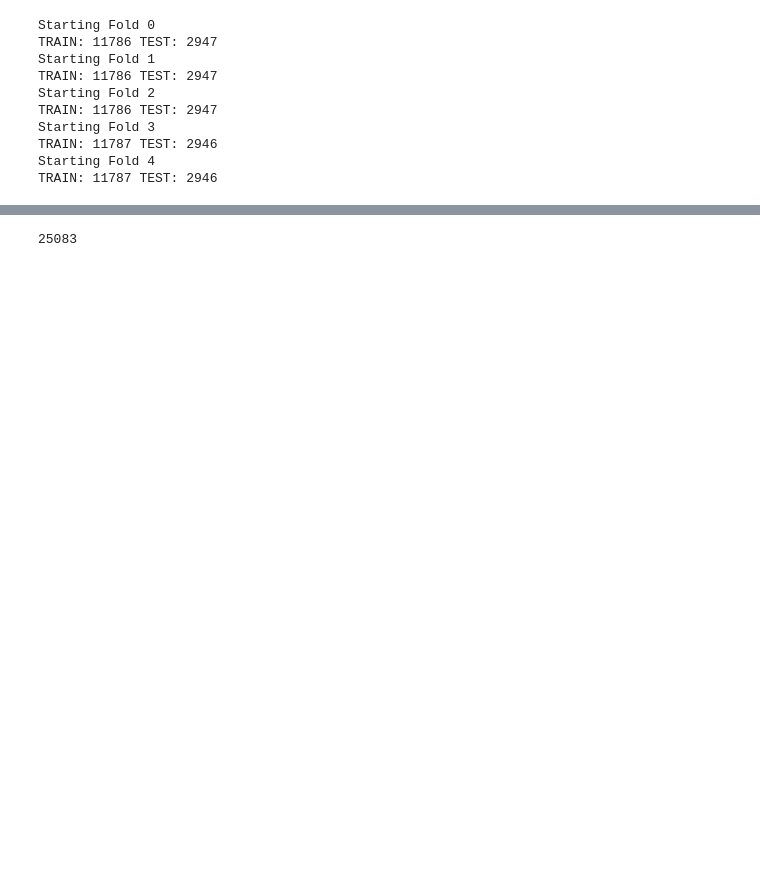
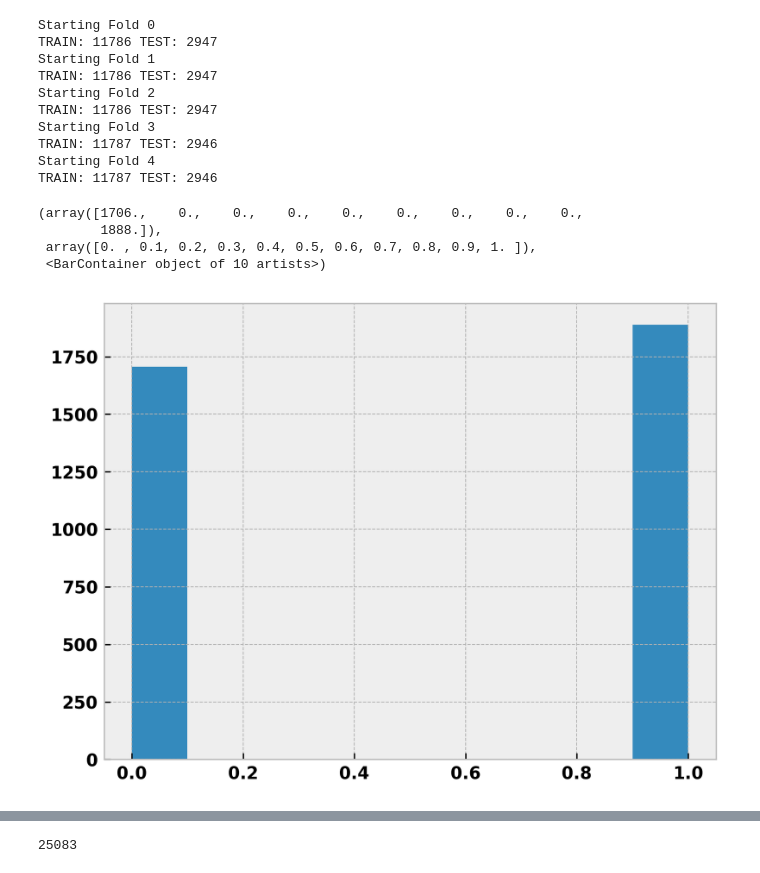
Before and after one commit to weiliao97/FR-TSVAE, a Jupyter notebook: test.ipynb, the cells around one changed output, grey strips where cells are left out. Cells and saved outputs as stored; diff of their text form; code cells hidden in the pictures; blank space fills up the shorter version.

Commit message:
static info

```diff
--- a/test.ipynb
+++ b/test.ipynb
@@ -69,9 +69,9 @@ if __name__ == "__main__":
     mimic_target = np.load('/content/drive/MyDrive/ColabNotebooks/MIMIC/Extract/MEEP/Extracted_sep_2022/0910/MIMIC_target_0922_2022.npy', \
                             allow_pickle=True).item()
 
-    train_head, train_static, train_sofa, train_id =  utils.crop_data_target('mimic', train_vital, mimic_target, mimic_static, 'train')
-    dev_head, dev_static, dev_sofa, dev_id =  utils.crop_data_target('mimic', dev_vital , mimic_target, mimic_static, 'dev')
-    test_head, test_static, test_sofa, test_id =  utils.crop_data_target('mimic', test_vital, mimic_target, mimic_static, 'test')
+    train_head, train_static, train_sofa, train_id =  utils.crop_data_target('mimic', train_vital, mimic_target, mimic_static, 'train', 1)
+    dev_head, dev_static, dev_sofa, dev_id =  utils.crop_data_target('mimic', dev_vital , mimic_target, mimic_static, 'dev', 1)
+    test_head, test_static, test_sofa, test_id =  utils.crop_data_target('mimic', test_vital, mimic_target, mimic_static, 'test', 1)
 
     if args.use_sepsis3 == True:
         train_head, train_static, train_sofa, train_id = utils.filter_sepsis('mimic', train_head, train_static, train_sofa, train_id)
@@ -122,6 +122,14 @@ Starting Fold 3
 TRAIN: 11787 TEST: 2946
 Starting Fold 4
 TRAIN: 11787 TEST: 2946
+# %%
+plt.hist(test_static)
+# %% [output]
+(array([1706.,    0.,    0.,    0.,    0.,    0.,    0.,    0.,    0.,
+        1888.]),
+ array([0. , 0.1, 0.2, 0.3, 0.4, 0.5, 0.6, 0.7, 0.8, 0.9, 1. ]),
+ <BarContainer object of 10 artists>)
+[figure, added]
 # %%
 os.makedirs(target_path + '/auc_plots')
 os.makedirs(target_path + '/auc_plots_cv')
```
Also changed, not shown: parts of 8 cells of this notebook.
